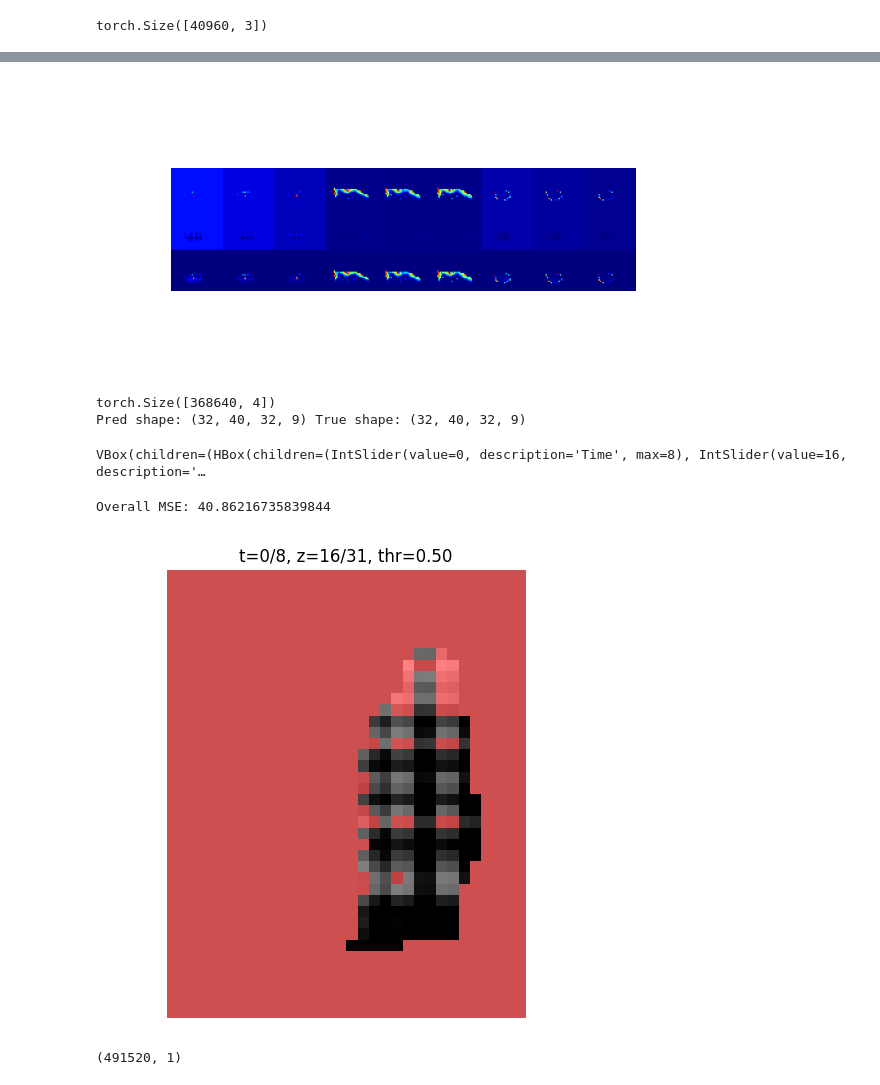
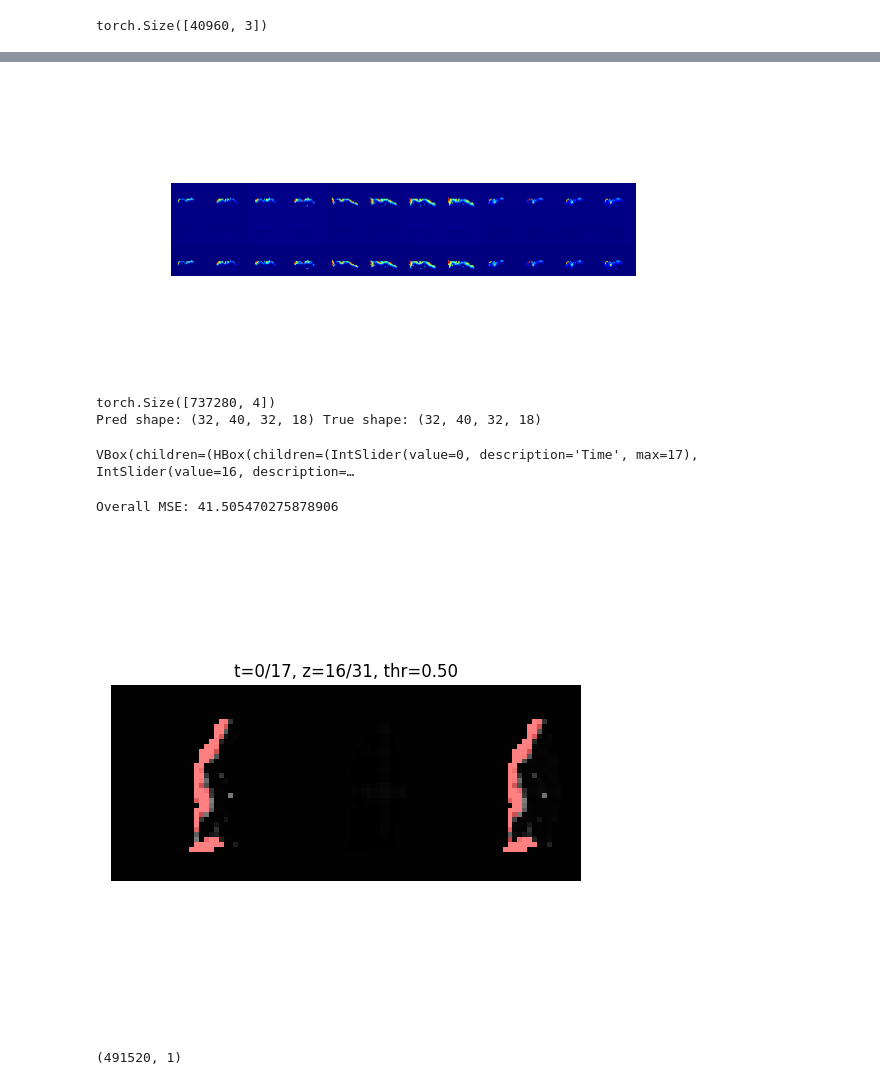
Before and after one commit to Winfred666/MRI_PINN, a Jupyter notebook: darcy_3d.ipynb, the cells around one changed output, grey strips where cells are left out. Cells and saved outputs as stored; diff of their text form; code cells hidden in the pictures.

Commit message:
add concentration denoise

```diff
--- a/darcy_3d.ipynb
+++ b/darcy_3d.ipynb
@@ -76,0 +109,5 @@ L_star:  [7.75 9.75 7.75] T_star:  34.0 Pe_g:  20835.375816993463
+# %%
+if use_DTI:
+    DTI_tensor,DTI_MD = load_DTI(char_domain, "data/DCE_nii_data/dti_tensor_3_3.mat", data.shape[:3])
+else:
+    DTI_tensor = None
@@ -405,42 +479,43 @@ interactive(children=(IntSlider(value=3, description='Stride', max=10, min=1), I
 # %%
 # use pinn_model.val_slice_4d to draw concentration slices
-pinn_model.draw_concentration_slices(to_logger=False)
+c_vis_list = pinn_model.draw_concentration_slices()
+plt.figure(figsize=(6,3))
+plt.imshow(c_vis_list, cmap='jet', vmin=0, vmax=1)
+plt.axis('off')
+plt.show()
 # %% [output]
-[figure, old version]
+[figure, new version]
 # %%
 # 2. Extract all density field with x,y,z,t 4D grid for visualization
 
 grid_tensor_4d = char_domain.get_characteristic_geotimedomain()  # include time part
 print(grid_tensor_4d.shape)
 def predict_concentration_4d(model, pts4, nx, ny, nz, nt, batch_size=200_000):
     out_list = []
     with torch.no_grad():
         for i in range(0, pts4.shape[0], batch_size):
             chunk = pts4[i:i+batch_size]
             pred = model.c_net(chunk)
             out_list.append(pred.cpu())
     C_flat = torch.cat(out_list, dim=0).numpy().reshape(nx, ny, nz, nt)
     # C_flat = torch.cat(out_list, dim=0).numpy().reshape(nx, ny, nz, nt)
     return C_flat
 
 C_pred_4d = predict_concentration_4d(pinn_model, grid_tensor_4d, nx, ny, nz, len(t), batch_size=200_000)
 
 # Back to physical units
 C_pred_4d *= c_dataset.C_star
-
 print("Pred shape:", C_pred_4d.shape, "True shape:", data.shape)  # (nx, ny, nz, nt)
 
-_ = draw_nifti_slices_with_time(C_pred_4d, mask)
+_ = draw_nifti_slices_with_time(C_pred_4d, data, mask)
 # try calculate loss with true data
 from sklearn.metrics import mean_squared_error
 mse_overall = mean_squared_error(data.flatten(), C_pred_4d.flatten())
-
-print(f"Overall MSE: {mse_overall}")
 # %% [output]
-torch.Size([368640, 4])
-Pred shape: (32, 40, 32, 9) True shape: (32, 40, 32, 9)
+torch.Size([737280, 4])
+Pred shape: (32, 40, 32, 18) True shape: (32, 40, 32, 18)
-VBox(children=(HBox(children=(IntSlider(value=0, description='Time', max=8), IntSlider(value=16, description='…
+VBox(children=(HBox(children=(IntSlider(value=0, description='Time', max=17), IntSlider(value=16, description=…
-Overall MSE: 40.86216735839844
+Overall MSE: 41.505470275878906
-[figure, old version]
+[figure, new version]
 # %%
 # Export velocity to .mat format so that we could run GLAD using matlab
```
Also changed, not shown: parts of 20 cells of this notebook, 6 other files.
